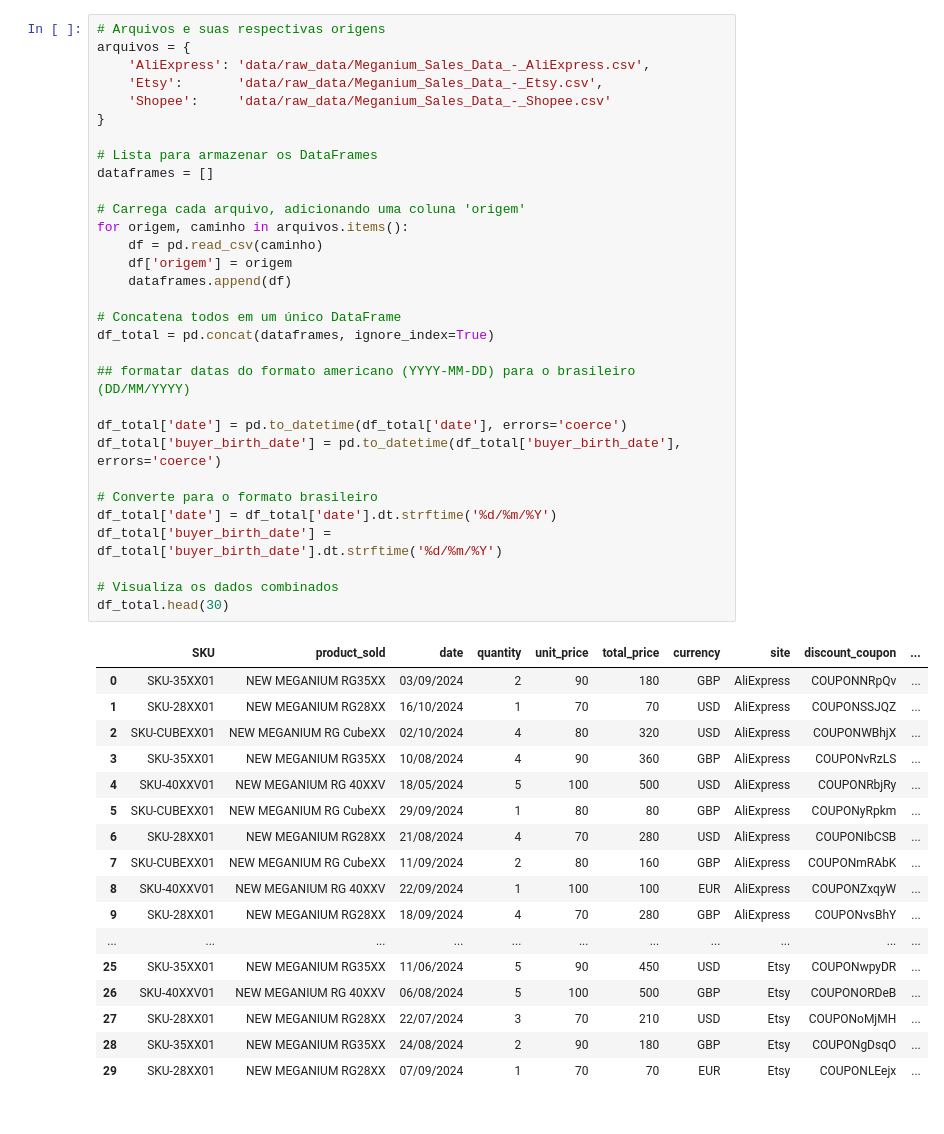
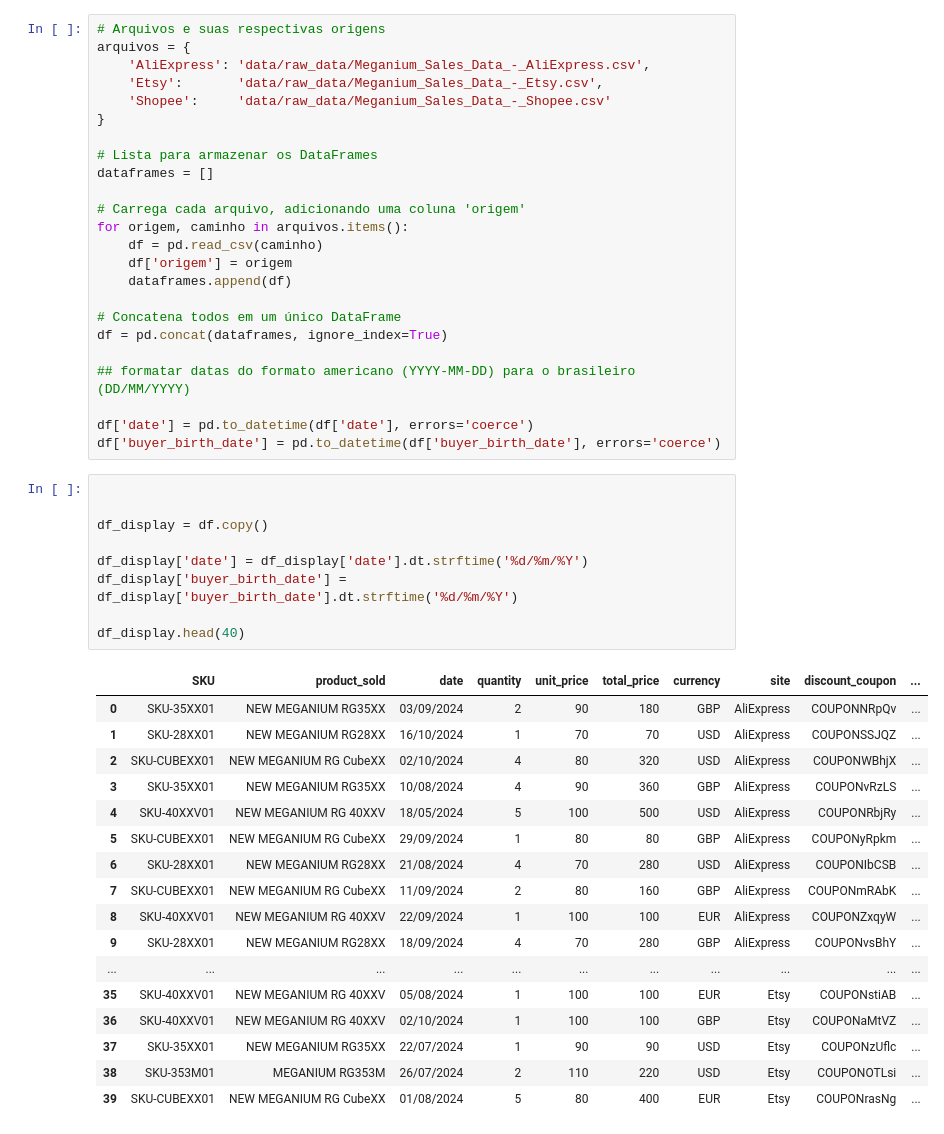
Before and after one commit to amarallandre/dataset-gamesshop, a Jupyter notebook: script.ipynb, the cells around one changed output. Cells and saved outputs as stored; diff of their text form.

```diff
--- a/script.ipynb
+++ b/script.ipynb
@@ -51,34 +22,36 @@ for origem, caminho in arquivos.items():
     dataframes.append(df)
 
 # Concatena todos em um único DataFrame
-df_total = pd.concat(dataframes, ignore_index=True)
+df = pd.concat(dataframes, ignore_index=True)
 
 ## formatar datas do formato americano (YYYY-MM-DD) para o brasileiro (DD/MM/YYYY)
 
-df_total['date'] = pd.to_datetime(df_total['date'], errors='coerce')
-df_total['buyer_birth_date'] = pd.to_datetime(df_total['buyer_birth_date'], errors='coerce')
-
-# Converte para o formato brasileiro
-df_total['date'] = df_total['date'].dt.strftime('%d/%m/%Y')
-df_total['buyer_birth_date'] = df_total['buyer_birth_date'].dt.strftime('%d/%m/%Y')
-
-# Visualiza os dados combinados
-df_total.head(30)
+df['date'] = pd.to_datetime(df['date'], errors='coerce')
+df['buyer_birth_date'] = pd.to_datetime(df['buyer_birth_date'], errors='coerce')
-# %% [output]
-|  | SKU | product_sold | date | quantity | unit_price | total_price | currency | site | discount_coupon | ... |
-| 0 | SKU-35XX01 | NEW MEGANIUM RG35XX | 03/09/2024 | 2 | 90 | 180 | GBP | AliExpress | COUPONNRpQv | ... |
-| 1 | SKU-28XX01 | NEW MEGANIUM RG28XX | 16/10/2024 | 1 | 70 | 70 | USD | AliExpress | COUPONSSJQZ | ... |
-| 2 | SKU-CUBEXX01 | NEW MEGANIUM RG CubeXX | 02/10/2024 | 4 | 80 | 320 | USD | AliExpress | COUPONWBhjX | ... |
-| 3 | SKU-35XX01 | NEW MEGANIUM RG35XX | 10/08/2024 | 4 | 90 | 360 | GBP | AliExpress | COUPONvRzLS | ... |
-| 4 | SKU-40XXV01 | NEW MEGANIUM RG 40XXV | 18/05/2024 | 5 | 100 | 500 | USD | AliExpress | COUPONRbjRy | ... |
-| 5 | SKU-CUBEXX01 | NEW MEGANIUM RG CubeXX | 29/09/2024 | 1 | 80 | 80 | GBP | AliExpress | COUPONyRpkm | ... |
-| 6 | SKU-28XX01 | NEW MEGANIUM RG28XX | 21/08/2024 | 4 | 70 | 280 | USD | AliExpress | COUPONIbCSB | ... |
-| 7 | SKU-CUBEXX01 | NEW MEGANIUM RG CubeXX | 11/09/2024 | 2 | 80 | 160 | GBP | AliExpress | COUPONmRAbK | ... |
-| 8 | SKU-40XXV01 | NEW MEGANIUM RG 40XXV | 22/09/2024 | 1 | 100 | 100 | EUR | AliExpress | COUPONZxqyW | ... |
-| 9 | SKU-28XX01 | NEW MEGANIUM RG28XX | 18/09/2024 | 4 | 70 | 280 | GBP | AliExpress | COUPONvsBhY | ... |
-| ... | ... | ... | ... | ... | ... | ... | ... | ... | ... | ... |
-| 25 | SKU-35XX01 | NEW MEGANIUM RG35XX | 11/06/2024 | 5 | 90 | 450 | USD | Etsy | COUPONwpyDR | ... |
-| 26 | SKU-40XXV01 | NEW MEGANIUM RG 40XXV | 06/08/2024 | 5 | 100 | 500 | GBP | Etsy | COUPONORDeB | ... |
-| 27 | SKU-28XX01 | NEW MEGANIUM RG28XX | 22/07/2024 | 3 | 70 | 210 | USD | Etsy | COUPONoMjMH | ... |
-| 28 | SKU-35XX01 | NEW MEGANIUM RG35XX | 24/08/2024 | 2 | 90 | 180 | GBP | Etsy | COUPONgDsqO | ... |
-| 29 | SKU-28XX01 | NEW MEGANIUM RG28XX | 07/09/2024 | 1 | 70 | 70 | EUR | Etsy | COUPONLEejx | ... |
+# %%
+
+
+df_display = df.copy()
+
+df_display['date'] = df_display['date'].dt.strftime('%d/%m/%Y')
+df_display['buyer_birth_date'] = df_display['buyer_birth_date'].dt.strftime('%d/%m/%Y')
+
+df_display.head(40)
+# %% [output]
+|  | SKU | product_sold | date | quantity | unit_price | total_price | currency | site | discount_coupon | ... |
+| 0 | SKU-35XX01 | NEW MEGANIUM RG35XX | 03/09/2024 | 2 | 90 | 180 | GBP | AliExpress | COUPONNRpQv | ... |
+| 1 | SKU-28XX01 | NEW MEGANIUM RG28XX | 16/10/2024 | 1 | 70 | 70 | USD | AliExpress | COUPONSSJQZ | ... |
+| 2 | SKU-CUBEXX01 | NEW MEGANIUM RG CubeXX | 02/10/2024 | 4 | 80 | 320 | USD | AliExpress | COUPONWBhjX | ... |
+| 3 | SKU-35XX01 | NEW MEGANIUM RG35XX | 10/08/2024 | 4 | 90 | 360 | GBP | AliExpress | COUPONvRzLS | ... |
+| 4 | SKU-40XXV01 | NEW MEGANIUM RG 40XXV | 18/05/2024 | 5 | 100 | 500 | USD | AliExpress | COUPONRbjRy | ... |
+| 5 | SKU-CUBEXX01 | NEW MEGANIUM RG CubeXX | 29/09/2024 | 1 | 80 | 80 | GBP | AliExpress | COUPONyRpkm | ... |
+| 6 | SKU-28XX01 | NEW MEGANIUM RG28XX | 21/08/2024 | 4 | 70 | 280 | USD | AliExpress | COUPONIbCSB | ... |
+| 7 | SKU-CUBEXX01 | NEW MEGANIUM RG CubeXX | 11/09/2024 | 2 | 80 | 160 | GBP | AliExpress | COUPONmRAbK | ... |
+| 8 | SKU-40XXV01 | NEW MEGANIUM RG 40XXV | 22/09/2024 | 1 | 100 | 100 | EUR | AliExpress | COUPONZxqyW | ... |
+| 9 | SKU-28XX01 | NEW MEGANIUM RG28XX | 18/09/2024 | 4 | 70 | 280 | GBP | AliExpress | COUPONvsBhY | ... |
+| ... | ... | ... | ... | ... | ... | ... | ... | ... | ... | ... |
+| 35 | SKU-40XXV01 | NEW MEGANIUM RG 40XXV | 05/08/2024 | 1 | 100 | 100 | EUR | Etsy | COUPONstiAB | ... |
+| 36 | SKU-40XXV01 | NEW MEGANIUM RG 40XXV | 02/10/2024 | 1 | 100 | 100 | GBP | Etsy | COUPONaMtVZ | ... |
+| 37 | SKU-35XX01 | NEW MEGANIUM RG35XX | 22/07/2024 | 1 | 90 | 90 | USD | Etsy | COUPONzUflc | ... |
+| 38 | SKU-353M01 | MEGANIUM RG353M | 26/07/2024 | 2 | 110 | 220 | USD | Etsy | COUPONOTLsi | ... |
+| 39 | SKU-CUBEXX01 | NEW MEGANIUM RG CubeXX | 01/08/2024 | 5 | 80 | 400 | EUR | Etsy | COUPONrasNg | ... |
```
Also changed, not shown: parts of 11 cells of this notebook.
